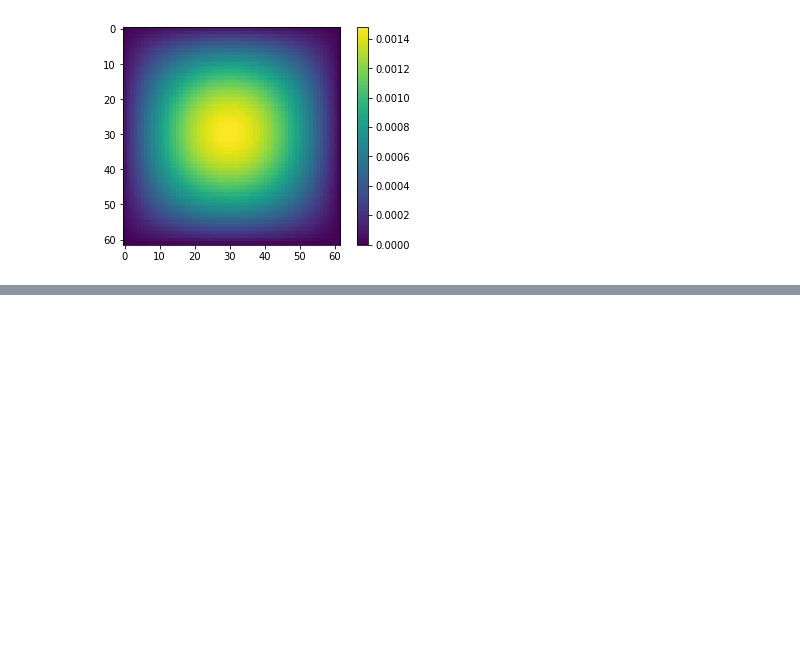
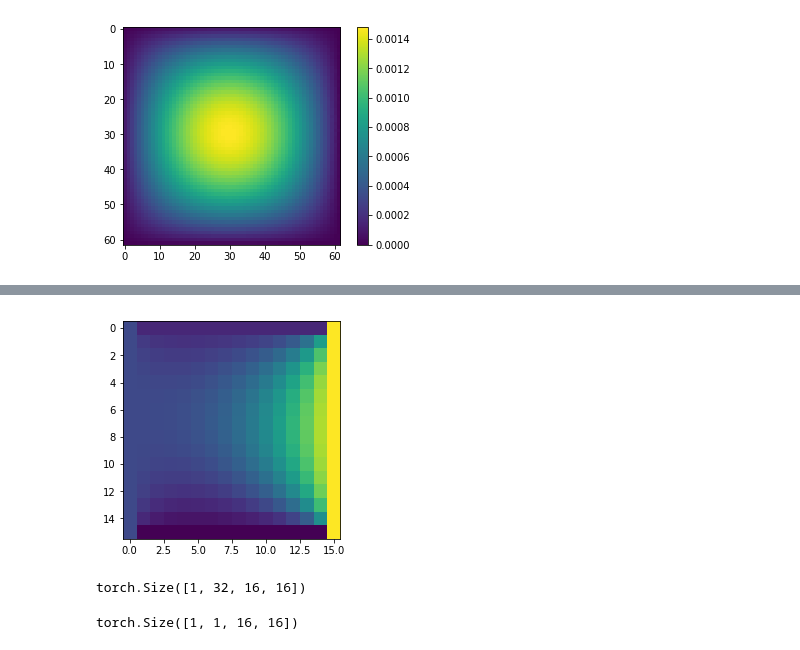
Before and after one commit to sharma409/physics_informed_heat_loss, a Jupyter notebook: physical_loss.ipynb, the cells around one changed output, grey strips where cells are left out. Cells and saved outputs as stored; diff of their text form; code cells hidden in the pictures; blank space fills up the shorter version.

```diff
--- a/physical_loss.ipynb
+++ b/physical_loss.ipynb
@@ -354,0 +596,9 @@ plt.show()
+# %%
+plt.imshow(out.cpu().data.numpy()[0,2,:,])
+plt.show()
+# %% [output]
+[figure, added]
+# %%
+out.size()
+# %% [output]
+torch.Size([1, 32, 16, 16])
@@ -354,0 +608,4 @@ plt.show()
+# %%
+out2.size()
+# %% [output]
+torch.Size([1, 1, 16, 16])
```
Also changed, not shown: parts of 13 cells of this notebook, 2 other files.
